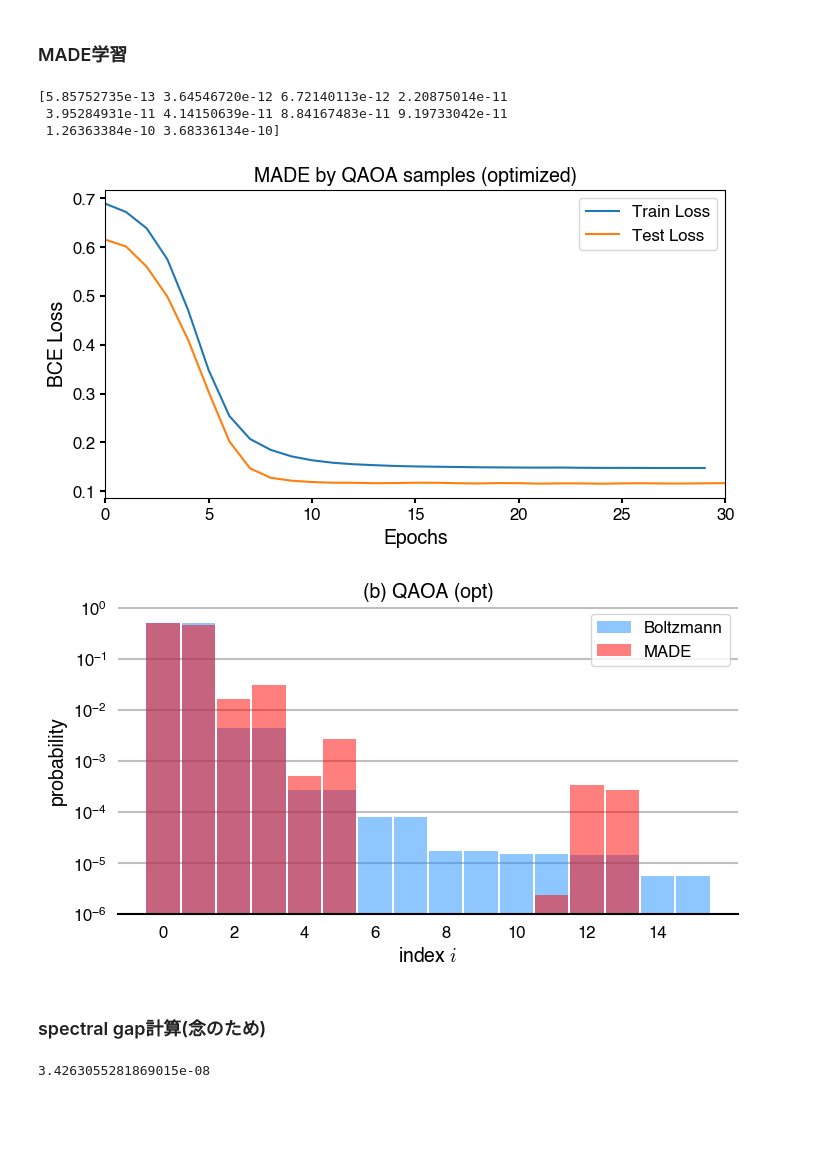
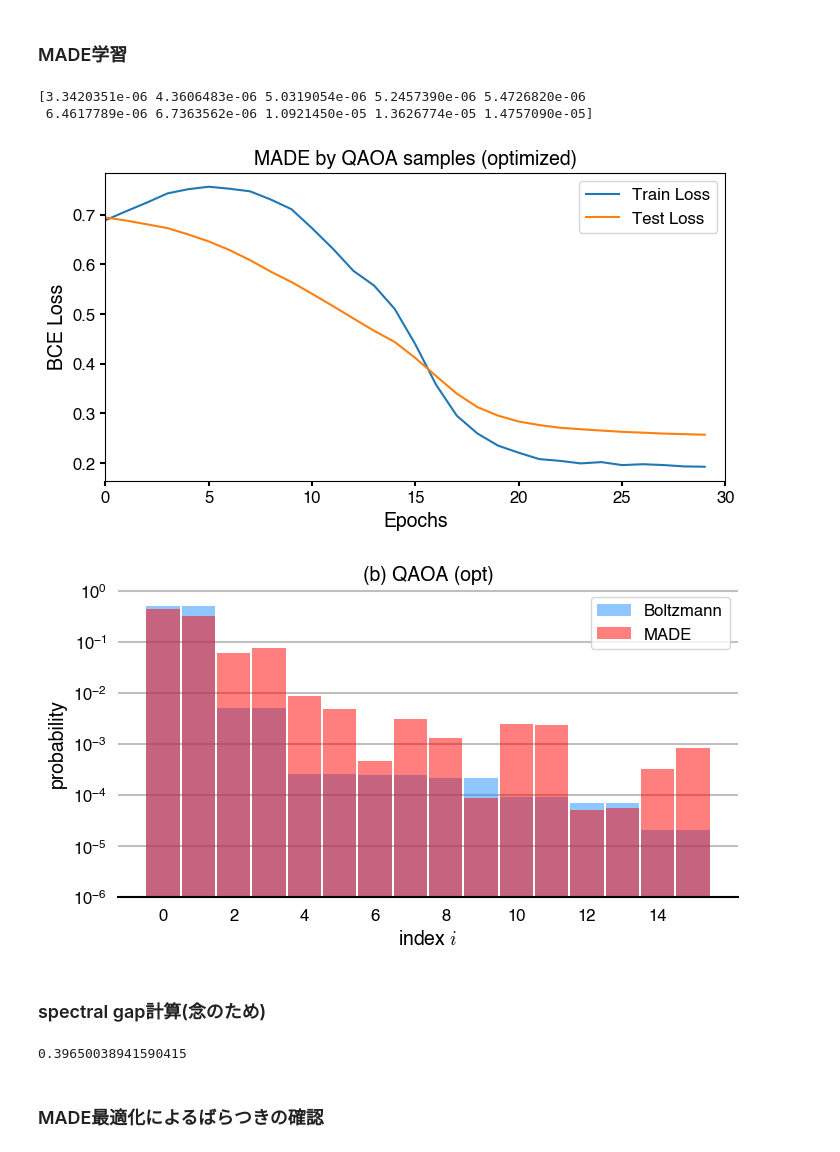
Before and after one commit to yuichiro-nakano/data_for_qaoa-made-mcmc, a Jupyter notebook: notebooks/20240703_spectral_gap_analysis.ipynb, the cells around one changed output. Cells and saved outputs as stored; diff of their text form; code cells hidden in the pictures; blank space fills up the shorter version.

```diff
--- a/notebooks/20240703_spectral_gap_analysis.ipynb
+++ b/notebooks/20240703_spectral_gap_analysis.ipynb
@@ -33,14 +33,14 @@ import made
 from made import MADE
 import mcmc_function as mcmc
 import ising_model as ising
-from ising_model import Ising_models
+from ising_model import Ising_model
 import QAOA_function as qaoa
 from QAOA_function import QAOA_ansatz
 
 plt.rcParams["font.family"] = "Helvetica"
 plt.rcParams['mathtext.fontset'] = 'cm'
 
-seed = 1514
+seed = None
 random.seed(seed)
 rng = np.random.default_rng(seed)
-generator = torch.Generator().manual_seed(seed)
+#generator = torch.Generator().manual_seed(seed)
@@ -97,7 +97,7 @@ source_dir_name = 'data/instance_set_2024-0614-1705-31'
 fname_in = pathlib.Path(source_dir_name).joinpath('{0}_sites_instance_set.pickle'.format(n_spin))
 with open(str(fname_in), 'rb') as f:
 	instance_set = pickle.load(f)
-instance = instance_set[92]
+instance = instance_set[79]
 # %% [markdown]
 ### QAOA最適化
 # %%
@@ -273,49 +215,50 @@ model_qaoa_opt = MADE(n_spin, hidden_list, n_spin, num_masks=1, natural_ordering
 opt_qaoa_opt = torch.optim.Adam(model_qaoa_opt.parameters(), lr=lr, weight_decay=1e-4)
 scheduler_qaoa_opt = torch.optim.lr_scheduler.StepLR(opt_qaoa_opt, step_size=45, gamma=0.1)
 
-test_loss, train_loss = run_train(model_qaoa_opt, qaoa_opt_trainset, qaoa_opt_testset, n_epochs, opt_qaoa_opt, scheduler_qaoa_opt, seed)
+test_loss, train_loss = made.run_train(model_qaoa_opt, qaoa_opt_trainset, qaoa_opt_testset, n_epochs, opt_qaoa_opt, scheduler_qaoa_opt, seed)
 
-qaoa_opt_pred_dist = made.sampling_MADE(model_qaoa_opt)
+all_inputs = np.array([made.number_to_binary(i, n_spin) for i in range(2**n_spin)])
+qaoa_opt_pred_dist = made.compute_log_prob(model_qaoa_opt, all_inputs)
+qaoa_opt_pred_dist = np.exp(qaoa_opt_pred_dist)
 
 fig5, ax5 = plt.subplots(figsize=(8,4), dpi=100)
 ax5.plot(np.arange(n_epochs), train_loss, label='Train Loss')
-ax5.plot(np.arange(n_epochs+1), test_loss, label='Test Loss')
+ax5.plot(np.arange(n_epochs), test_loss, label='Test Loss')
 ax5.set_xlabel("Epochs", fontsize=14)
 ax5.set_ylabel("BCE Loss", fontsize=14)
 ax5.tick_params(width=1.5, labelsize=12)
 ax5.set_xlim(0, n_epochs)
 ax5.set_title("MADE by QAOA samples (optimized)", fontsize=14)
 ax5.legend(fontsize=12)
 
 # plot
 fig4, ax4 = plt.subplots(figsize=(8,4), dpi=100)
 
 ax4.spines["top"].set_linewidth(0)
 ax4.spines["left"].set_linewidth(0)
 ax4.spines["bottom"].set_linewidth(1.5)
 ax4.spines["right"].set_linewidth(0)
 
 ax4.bar(np.arange(n_top), boltzmann_prob_sort[0:n_top], width=0.95, color='dodgerblue', alpha=0.5, label="Boltzmann")
 ax4.bar(np.arange(n_top), qaoa_opt_pred_dist[sort_idx[0:n_top]], width=0.95, color='red', alpha=0.5, label="MADE")
 ax4.grid(axis='y', color='#BFBFBF', linestyle='-', linewidth=1.5)
 ax4.set_axisbelow(True) #gridを背面にする
 ax4.set_xlabel(r'index $i$', fontsize=14)
 ax4.set_ylabel("probability", fontsize=14)
 ax4.set_xticks(np.arange(0, n_top, 2))
 ax4.set_yscale('log')
 ax4.set_ylim(1e-6, 1.1e0)
 ax4.tick_params(width=0, labelsize=12, length=5)
 ax4.tick_params(axis="y", which='minor', width=0.0)
 ax4.set_title("(b) QAOA (opt)", fontsize=14)
 ax4.legend(fontsize=12)
 
 print(np.sort(qaoa_opt_pred_dist)[0:10])
 # %% [output]
-[5.85752735e-13 3.64546720e-12 6.72140113e-12 2.20875014e-11
- 3.95284931e-11 4.14150639e-11 8.84167483e-11 9.19733042e-11
- 1.26363384e-10 3.68336134e-10]
+[3.3420351e-06 4.3606483e-06 5.0319054e-06 5.2457390e-06 5.4726820e-06
+ 6.4617789e-06 6.7363562e-06 1.0921450e-05 1.3626774e-05 1.4757090e-05]
-[figure, old version]
+[figure, new version]
-[figure, old version]
+[figure, new version]
 # %% [markdown]
 ### spectral gap計算(念のため)
 # %%
@@ -339,4 +282,6 @@ for i in range(2**n_spin):
 
 print(mcmc.spectral_gap(qaoa_opt_made_P))
 # %% [output]
-3.4263055281869015e-08
+0.39650038941590415
+# %% [markdown]
+### MADE最適化によるばらつきの確認
```
Also changed, not shown: parts of 5 cells of this notebook, 4 other files.
